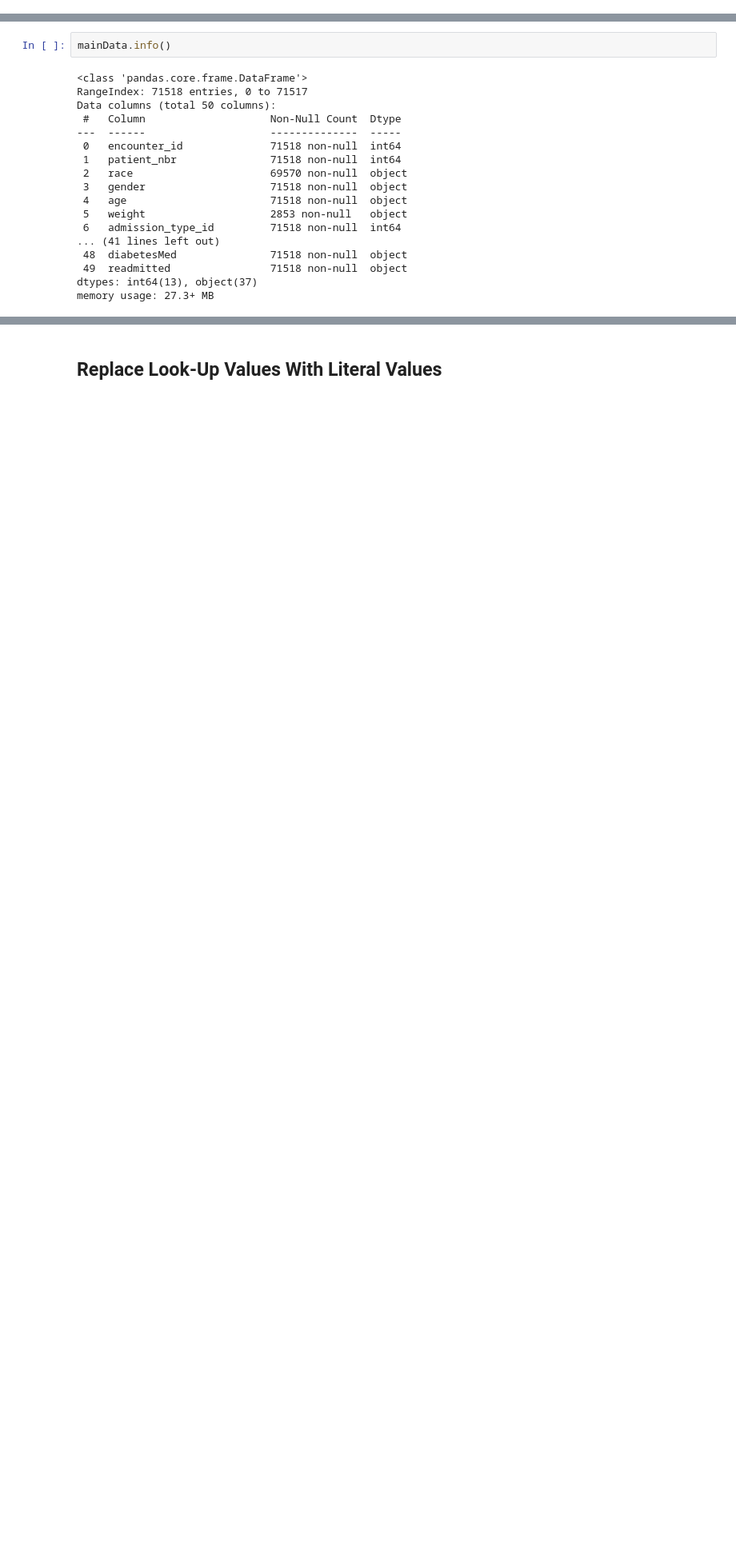
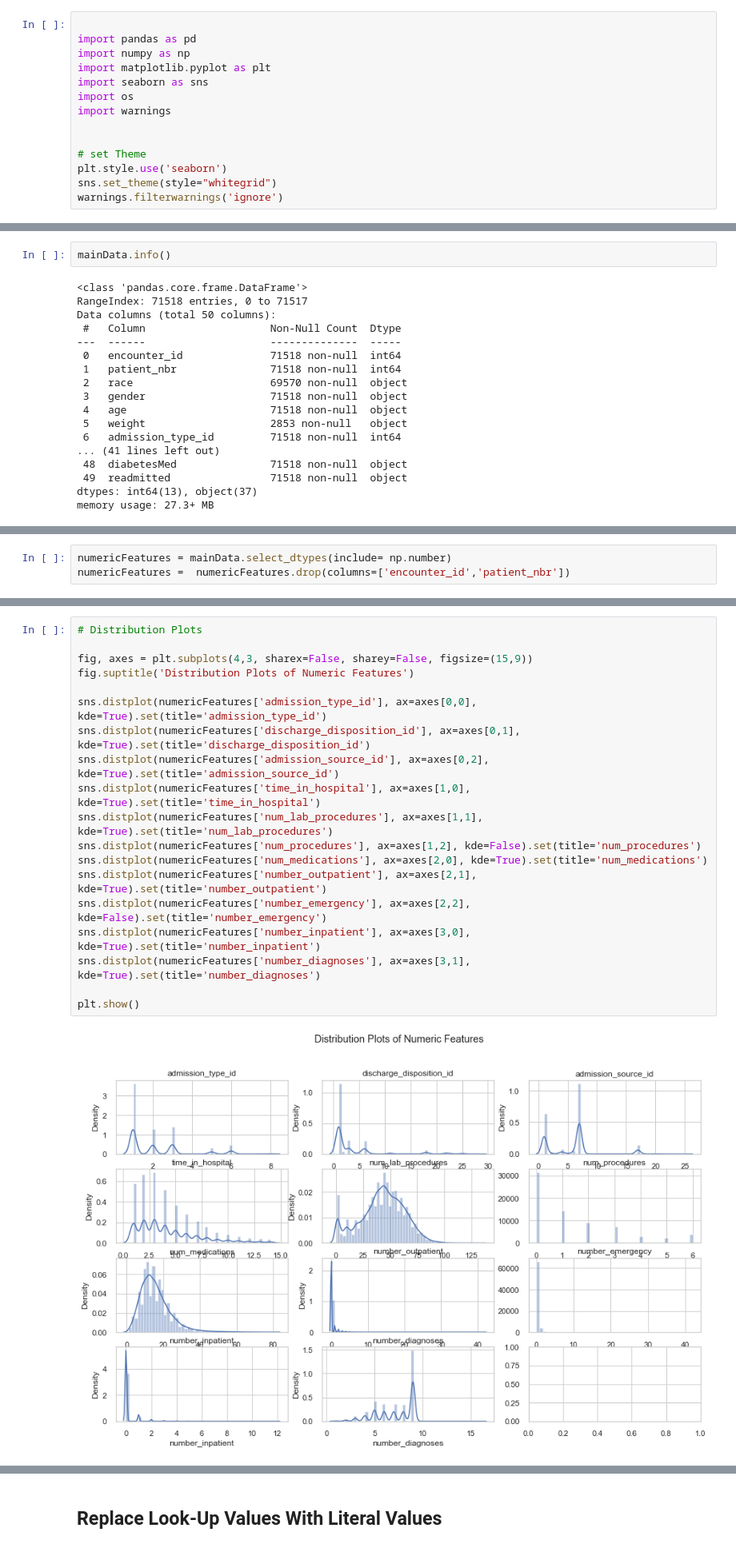
Before and after one commit to bcullinan32/ML_Course, a Jupyter notebook: Class-Data-Clean-Up.ipynb, the cells around one changed output, grey strips where cells are left out. Shown at 80% size. Cells and saved outputs as stored; diff of their text form; blank space fills up the shorter version.

```diff
--- a/Class-Data-Clean-Up.ipynb
+++ b/Class-Data-Clean-Up.ipynb
@@ -9,3 +5,17 @@ import os
+# %%
+
+import pandas as pd
+import numpy as np
+import matplotlib.pyplot as plt
+import seaborn as sns
+import os
+import warnings
+
+
+# set Theme
+plt.style.use('seaborn')
+sns.set_theme(style="whitegrid")
+warnings.filterwarnings('ignore')
 # %%
 # Get Main Data
 path = os.getcwd()
@@ -130,0 +163,3 @@ mainData.describe(include='all')
+# %%
+numericFeatures = mainData.select_dtypes(include= np.number)
+numericFeatures =  numericFeatures.drop(columns=['encounter_id','patient_nbr'])
@@ -130,0 +181,21 @@ mainData.describe(include='all')
+# %%
+# Distribution Plots
+
+fig, axes = plt.subplots(4,3, sharex=False, sharey=False, figsize=(15,9))
+fig.suptitle('Distribution Plots of Numeric Features')
+
+sns.distplot(numericFeatures['admission_type_id'], ax=axes[0,0], kde=True).set(title='admission_type_id')
+sns.distplot(numericFeatures['discharge_disposition_id'], ax=axes[0,1], kde=True).set(title='discharge_disposition_id')
+sns.distplot(numericFeatures['admission_source_id'], ax=axes[0,2], kde=True).set(title='admission_source_id')
+sns.distplot(numericFeatures['time_in_hospital'], ax=axes[1,0], kde=True).set(title='time_in_hospital')
+sns.distplot(numericFeatures['num_lab_procedures'], ax=axes[1,1], kde=True).set(title='num_lab_procedures')
+sns.distplot(numericFeatures['num_procedures'], ax=axes[1,2], kde=False).set(title='num_procedures')
+sns.distplot(numericFeatures['num_medications'], ax=axes[2,0], kde=True).set(title='num_medications')
+sns.distplot(numericFeatures['number_outpatient'], ax=axes[2,1], kde=True).set(title='number_outpatient')
+sns.distplot(numericFeatures['number_emergency'], ax=axes[2,2], kde=False).set(title='number_emergency')
+sns.distplot(numericFeatures['number_inpatient'], ax=axes[3,0], kde=True).set(title='number_inpatient')
+sns.distplot(numericFeatures['number_diagnoses'], ax=axes[3,1], kde=True).set(title='number_diagnoses')
+
+plt.show()
+# %% [output]
+[figure, added]
```
Also changed, not shown: parts of 9 cells of this notebook.
